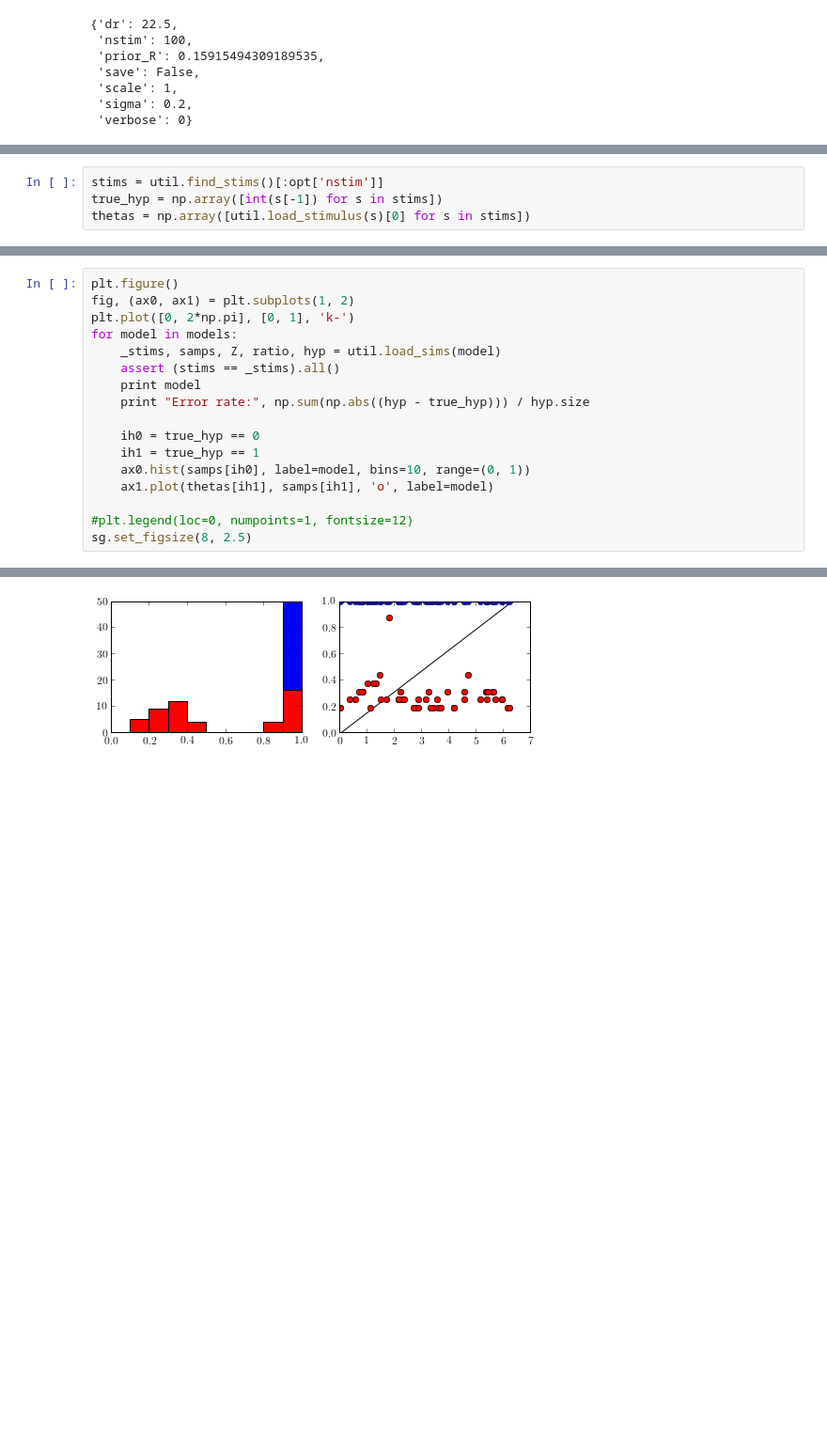
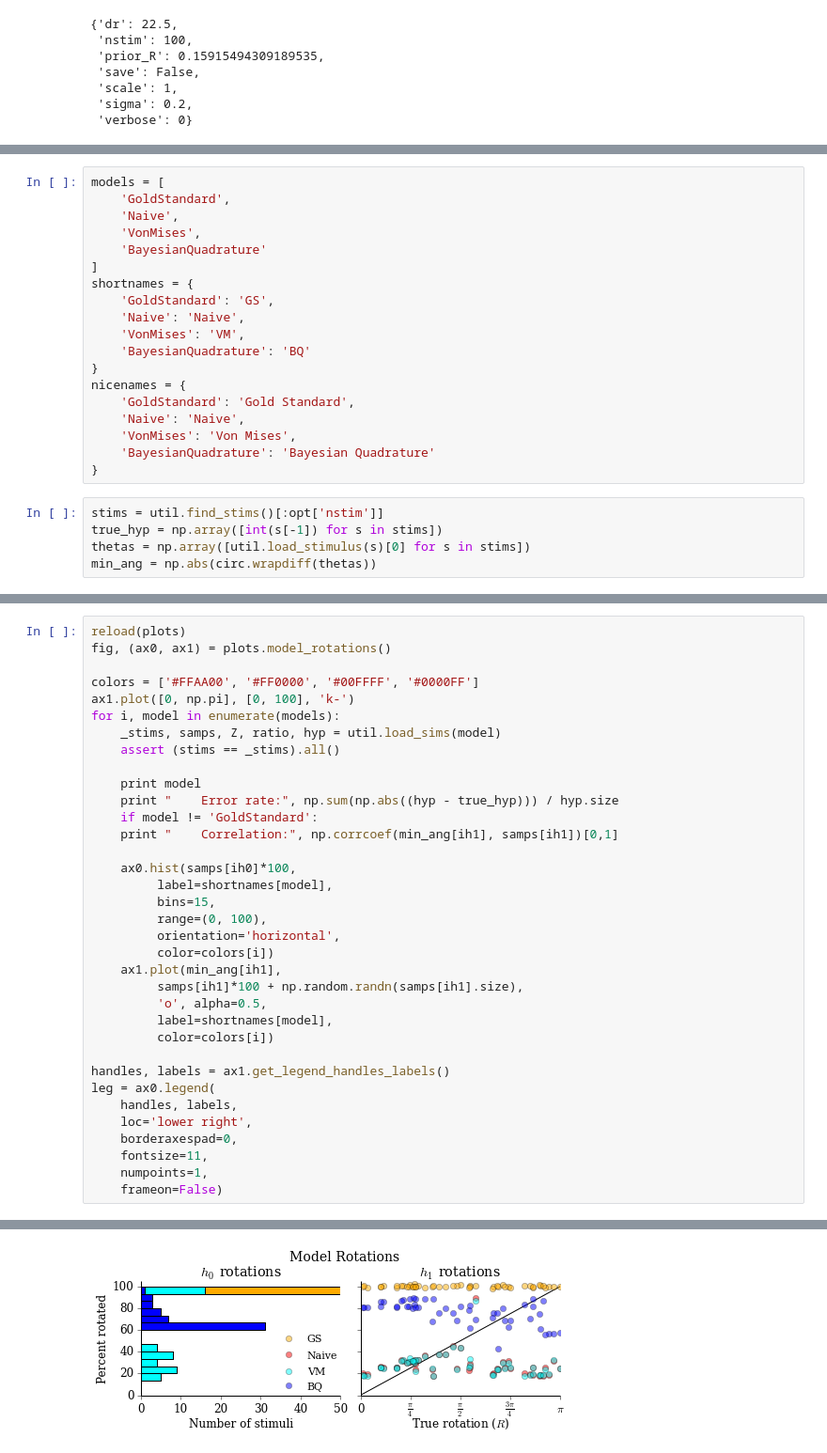
Before and after one commit to jhamrick/optimal-mental-rotation, a Jupyter notebook: code/analysis.ipynb, the cells around one changed output, grey strips where cells are left out. Shown at 94% size. Saved outputs shown, nothing was run; the diff lists cells and outputs as text; blank space fills up the shorter version.

Commit message:
Plots of rotations and Z estimates

```diff
--- a/code/analysis.ipynb
+++ b/code/analysis.ipynb
@@ -33,4 +27,24 @@ models = [
+# %%
+models = [
+    'GoldStandard',
+    'Naive',
+    'VonMises',
+    'BayesianQuadrature'
+]
+shortnames = {
+    'GoldStandard': 'GS',
+    'Naive': 'Naive',
+    'VonMises': 'VM',
+    'BayesianQuadrature': 'BQ'
+}
+nicenames = {
+    'GoldStandard': 'Gold Standard',
+    'Naive': 'Naive',
+    'VonMises': 'Von Mises',
+    'BayesianQuadrature': 'Bayesian Quadrature'
+}
 # %%
 stims = util.find_stims()[:opt['nstim']]
 true_hyp = np.array([int(s[-1]) for s in stims])
 thetas = np.array([util.load_stimulus(s)[0] for s in stims])
+min_ang = np.abs(circ.wrapdiff(thetas))
@@ -37,19 +54,37 @@ thetas = np.array([util.load_stimulus(s)[0] for s in stims])
 # %%
-plt.figure()
-fig, (ax0, ax1) = plt.subplots(1, 2)
-plt.plot([0, 2*np.pi], [0, 1], 'k-')
-for model in models:
+reload(plots)
+fig, (ax0, ax1) = plots.model_rotations()
+
+colors = ['#FFAA00', '#FF0000', '#00FFFF', '#0000FF']
+ax1.plot([0, np.pi], [0, 100], 'k-')
+for i, model in enumerate(models):
     _stims, samps, Z, ratio, hyp = util.load_sims(model)
     assert (stims == _stims).all()
+
     print model
-    print "Error rate:", np.sum(np.abs((hyp - true_hyp))) / hyp.size
+    print "    Error rate:", np.sum(np.abs((hyp - true_hyp))) / hyp.size
+    if model != 'GoldStandard':
+	print "    Correlation:", np.corrcoef(min_ang[ih1], samps[ih1])[0,1]
 
-    ih0 = true_hyp == 0
-    ih1 = true_hyp == 1
-    ax0.hist(samps[ih0], label=model, bins=10, range=(0, 1))
-    ax1.plot(thetas[ih1], samps[ih1], 'o', label=model)
+    ax0.hist(samps[ih0]*100,
+	     label=shortnames[model],
+	     bins=15,
+	     range=(0, 100),
+	     orientation='horizontal',
+	     color=colors[i])
+    ax1.plot(min_ang[ih1],
+	     samps[ih1]*100 + np.random.randn(samps[ih1].size),
+	     'o', alpha=0.5,
+	     label=shortnames[model],
+	     color=colors[i])
 
-#plt.legend(loc=0, numpoints=1, fontsize=12)
-sg.set_figsize(8, 2.5)
+handles, labels = ax1.get_legend_handles_labels()
+leg = ax0.legend(
+    handles, labels,
+    loc='lower right',
+    borderaxespad=0,
+    fontsize=11,
+    numpoints=1,
+    frameon=False)
 # %% [output]
 GoldStandard
@@ -61 +101 @@ Error rate: 0.25
-[figure, old version]
+[figure, new version]
```
Also changed, not shown: parts of 6 cells of this notebook.
